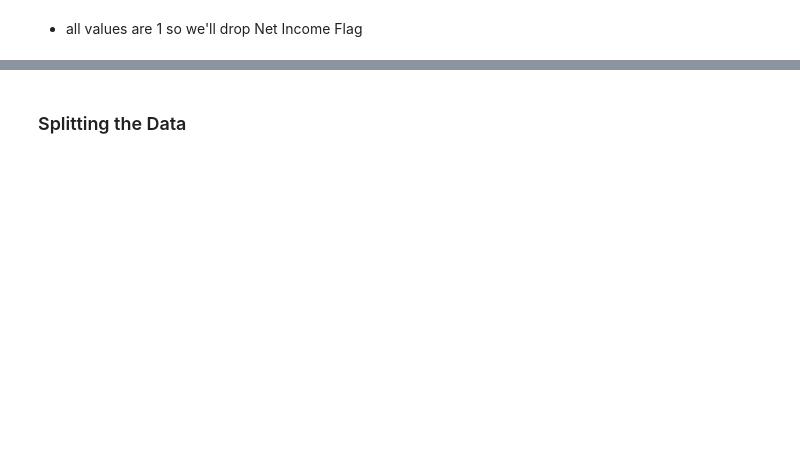
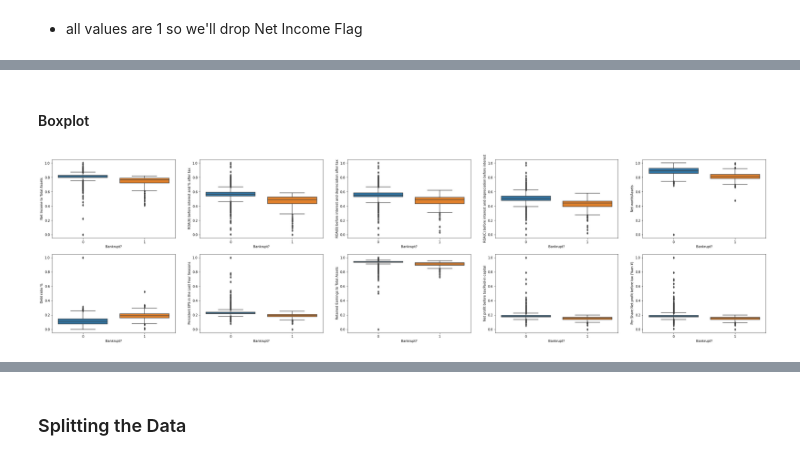
Before and after one commit to erin-vu/Bankruptcy-Prediction-in-Taiwan, a Jupyter notebook: ev working notebook.ipynb, the cells around one changed output, grey strips where cells are left out. Cells and saved outputs as stored; diff of their text form; code cells hidden in the pictures; blank space fills up the shorter version.

```diff
--- a/ev working notebook.ipynb
+++ b/ev working notebook.ipynb
@@ -128,0 +172,9 @@ df.hist(figsize=(25,20), bins='auto')
+# %% [markdown]
+#### Boxplot
+# %%
+fig, ax = plt.subplots(figsize=(40, 10), ncols=5, nrows=2)
+
+for i, col in enumerate(df[list(top_cor_col)]):
+    sns.boxplot(x='Bankrupt?', y=col, data=df, ax=ax[i//5, i%5])
+# %% [output]
+[figure, added]
```
Also changed, not shown: parts of 112 cells of this notebook.
